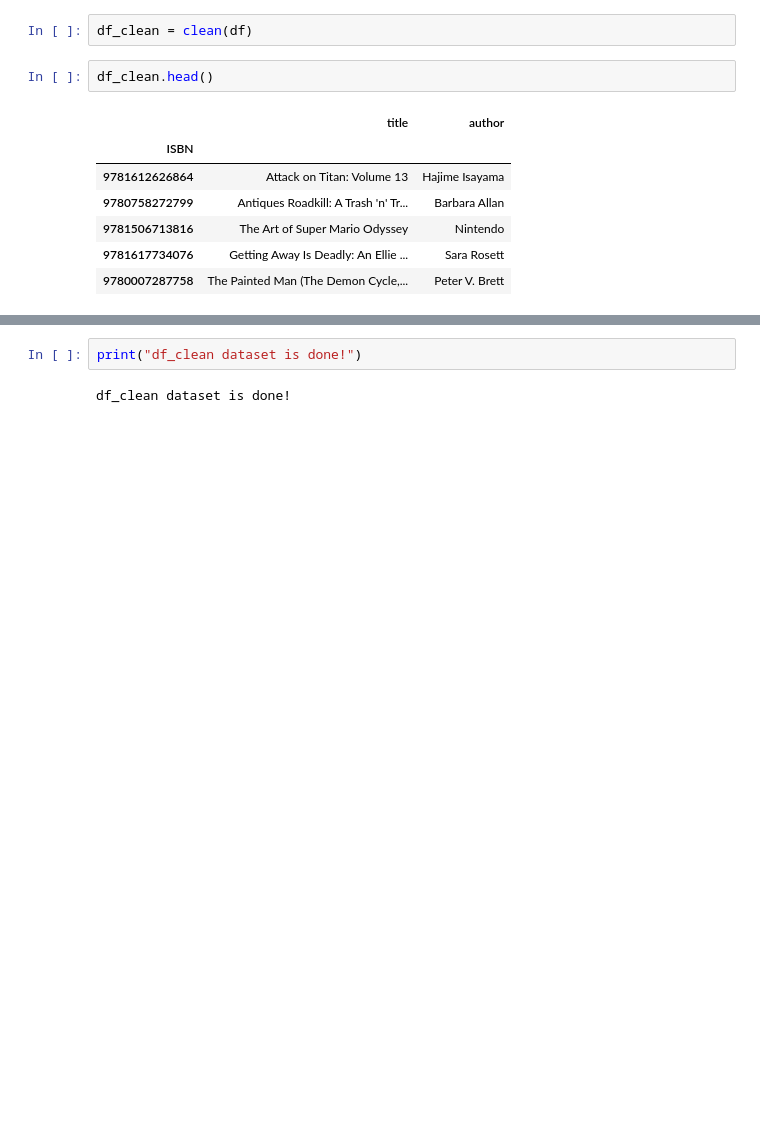
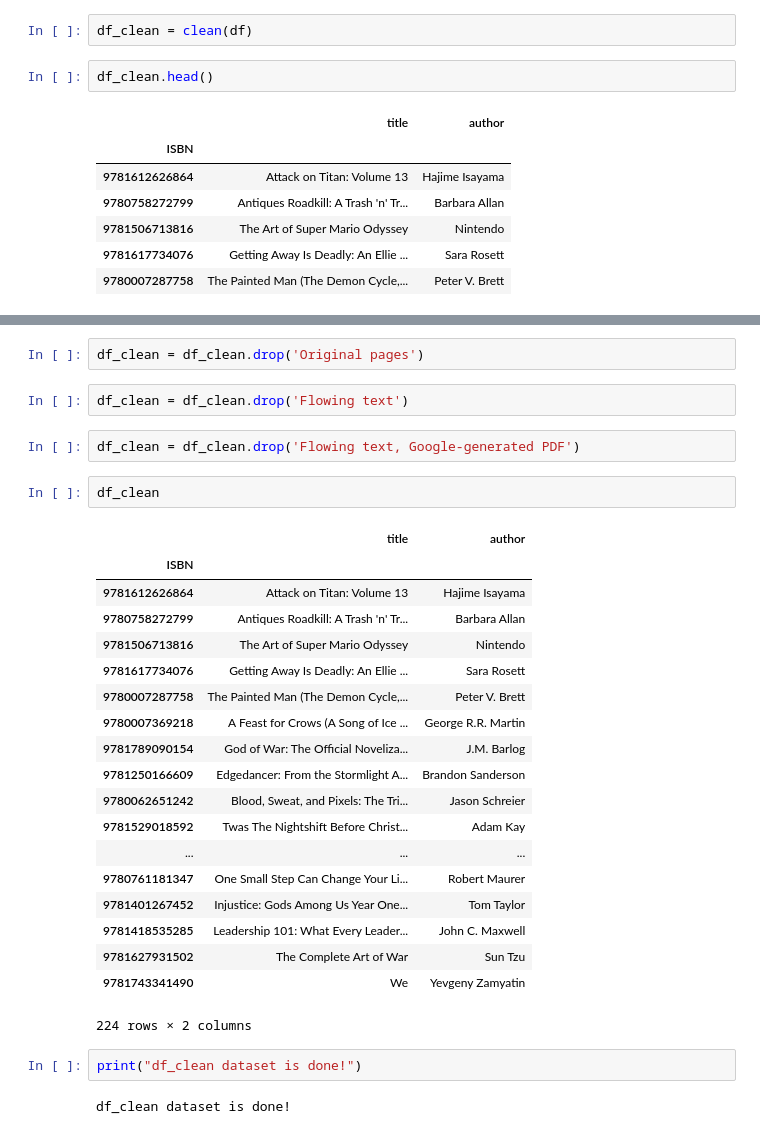
Before and after one commit to Carolinacastioni/Pipeline---Project, a Jupyter notebook: Clean.ipynb, the cells around one changed output, grey strips where cells are left out. Cells and saved outputs as stored; diff of their text form; blank space fills up the shorter version.

```diff
--- a/Clean.ipynb
+++ b/Clean.ipynb
@@ -29,3 +39,31 @@ df_clean.head()
+# %%
+df_clean = df_clean.drop('Original pages')
+# %%
+df_clean = df_clean.drop('Flowing text')
+# %%
+df_clean = df_clean.drop('Flowing text, Google-generated PDF')
+# %%
+df_clean
+# %% [output]
+|  | title | author |
+| ISBN |  |  |
+| 9781612626864 | Attack on Titan: Volume 13 | Hajime Isayama |
+| 9780758272799 | Antiques Roadkill: A Trash 'n' Tr... | Barbara Allan |
+| 9781506713816 | The Art of Super Mario Odyssey | Nintendo |
+| 9781617734076 | Getting Away Is Deadly: An Ellie ... | Sara Rosett |
+| 9780007287758 | The Painted Man (The Demon Cycle,... | Peter V. Brett |
+| 9780007369218 | A Feast for Crows (A Song of Ice ... | George R.R. Martin |
+| 9781789090154 | God of War: The Official Noveliza... | J.M. Barlog |
+| 9781250166609 | Edgedancer: From the Stormlight A... | Brandon Sanderson |
+| 9780062651242 | Blood, Sweat, and Pixels: The Tri... | Jason Schreier |
+| 9781529018592 | Twas The Nightshift Before Christ... | Adam Kay |
+| ... | ... | ... |
+| 9780761181347 | One Small Step Can Change Your Li... | Robert Maurer |
+| 9781401267452 | Injustice: Gods Among Us Year One... | Tom Taylor |
+| 9781418535285 | Leadership 101: What Every Leader... | John C. Maxwell |
+| 9781627931502 | The Complete Art of War | Sun Tzu |
+| 9781743341490 | We | Yevgeny Zamyatin |
+224 rows × 2 columns
 # %%
 print("df_clean dataset is done!")
 # %% [output]
```
Also changed, not shown: parts of 2 cells of this notebook, 6 other files.
